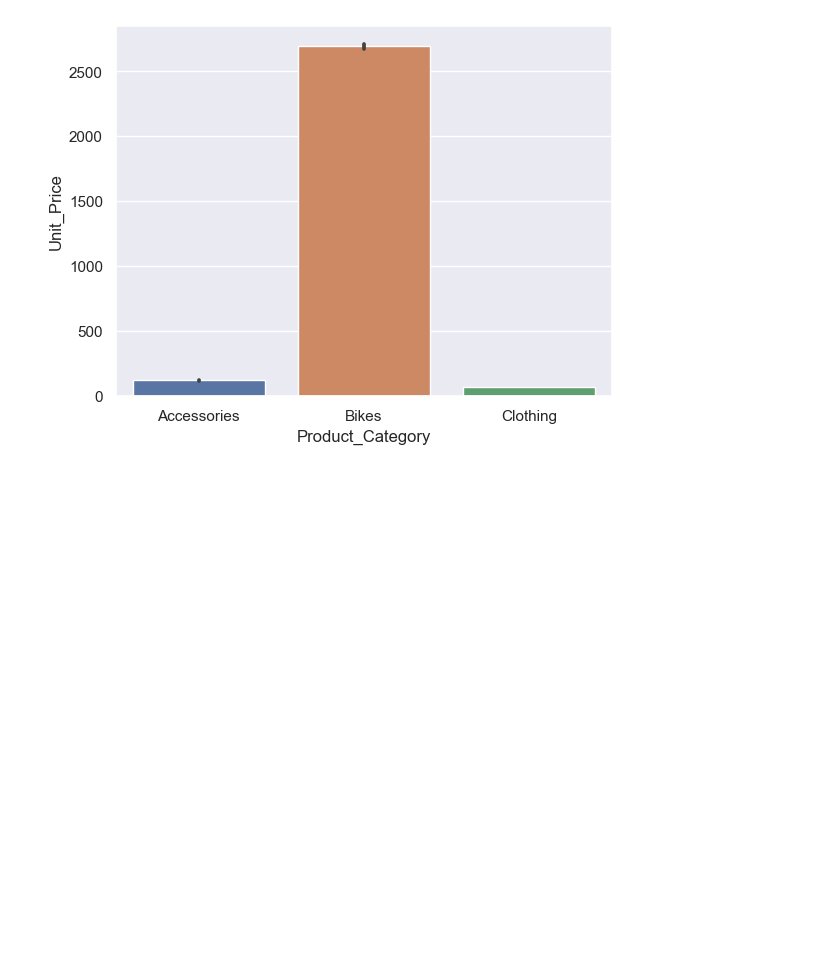
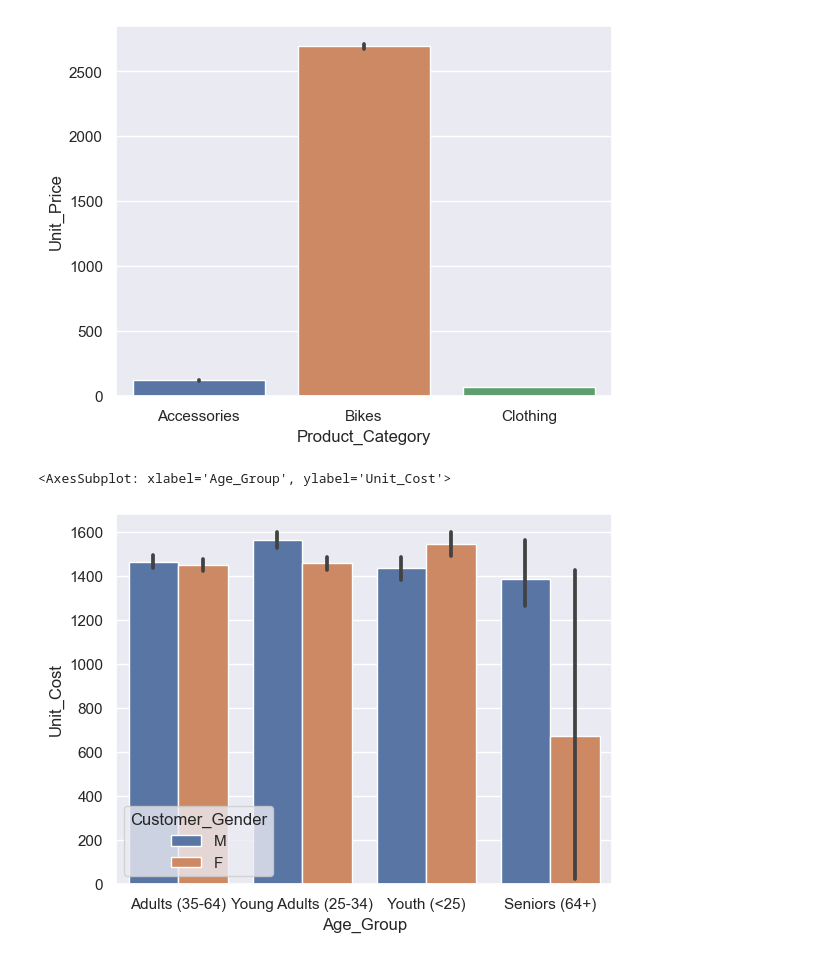
Before and after one commit to dindadinho93/Python-Exercise, a Jupyter notebook: python_seaborn.ipynb, the cells around one changed output. Saved outputs shown, nothing was run; the diff lists cells and outputs as text; code cells hidden in the pictures; blank space fills up the shorter version.

```diff
--- a/python_seaborn.ipynb
+++ b/python_seaborn.ipynb
@@ -94,3 +94,8 @@ sns.barplot (x="Product_Category", y="Unit_Price", data=dt_filter)
 # %% [output]
 <AxesSubplot: xlabel='Product_Category', ylabel='Unit_Price'>
 [figure]
+# %%
+sns.barplot(data=dt_filter, x="Age_Group", y="Unit_Cost", hue="Customer_Gender")
+# %% [output]
+<AxesSubplot: xlabel='Age_Group', ylabel='Unit_Cost'>
+[figure, added]
```
Also changed, not shown: parts of 3 cells of this notebook.
